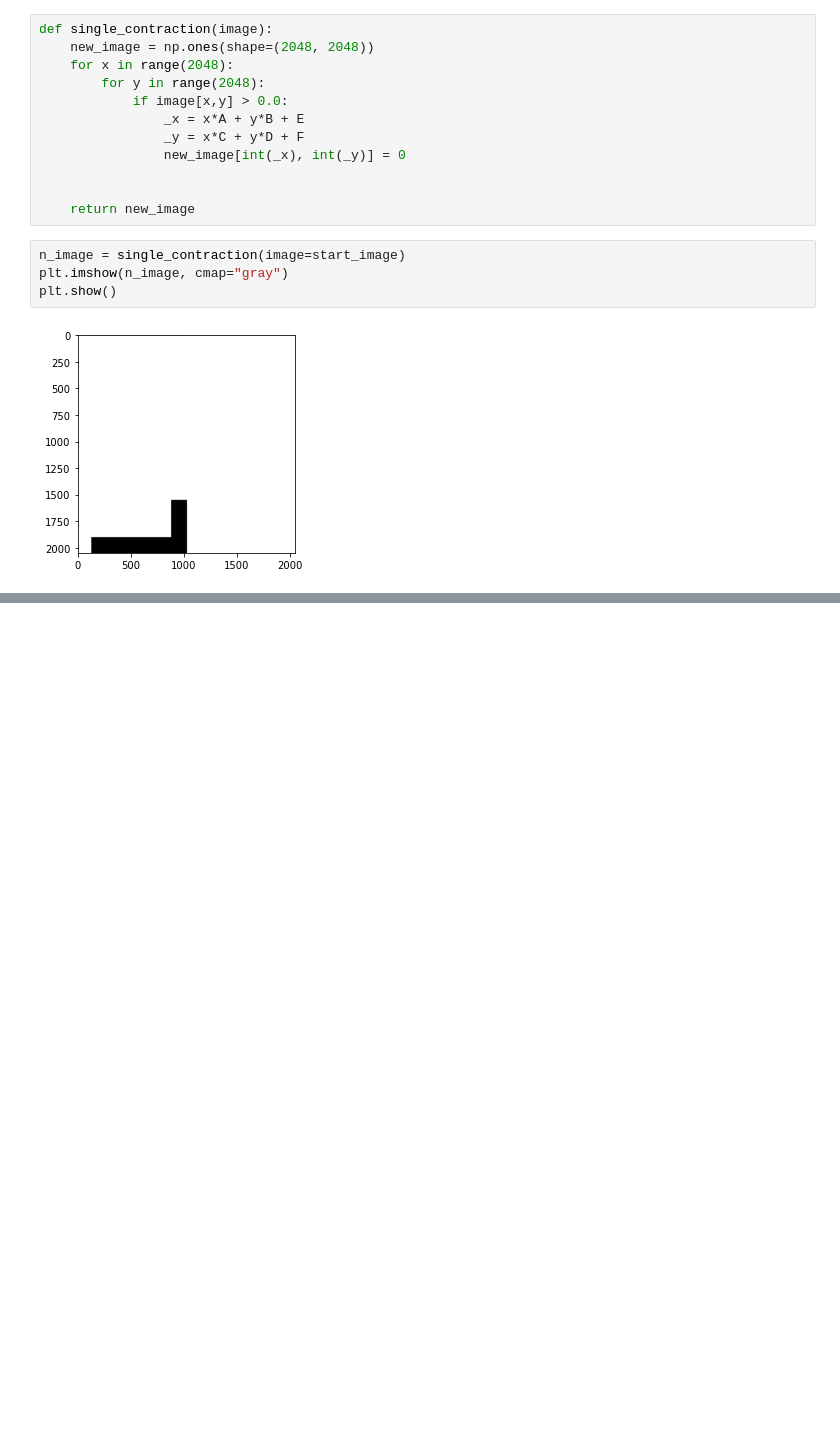
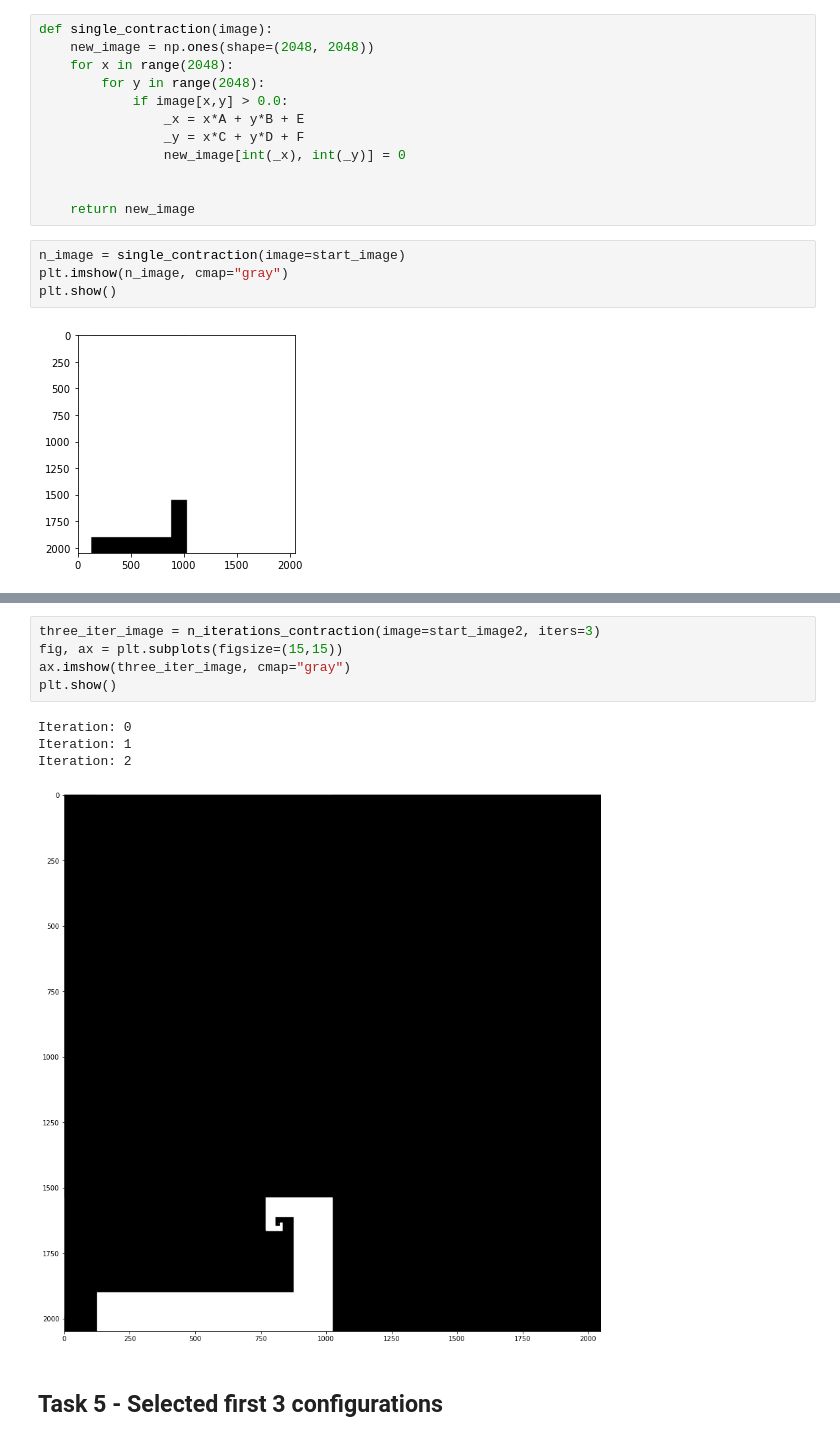
Before and after one commit to FilipKatulski/complex-systems, a Jupyter notebook: LAB2/lab2.ipynb, the cells around one changed output, grey strips where cells are left out. Saved outputs shown, nothing was run; the diff lists cells and outputs as text; blank space fills up the shorter version.

```diff
--- a/LAB2/lab2.ipynb
+++ b/LAB2/lab2.ipynb
@@ -48,0 +126,12 @@ plt.show()
+# %%
+three_iter_image = n_iterations_contraction(image=start_image2, iters=3)
+fig, ax = plt.subplots(figsize=(15,15))
+ax.imshow(three_iter_image, cmap="gray")
+plt.show()
+# %% [output]
+Iteration: 0
+Iteration: 1
+Iteration: 2
+[figure, added]
+# %% [markdown]
+## Task 5 - Selected first 3 configurations
```
Also changed, not shown: parts of 26 cells of this notebook.
